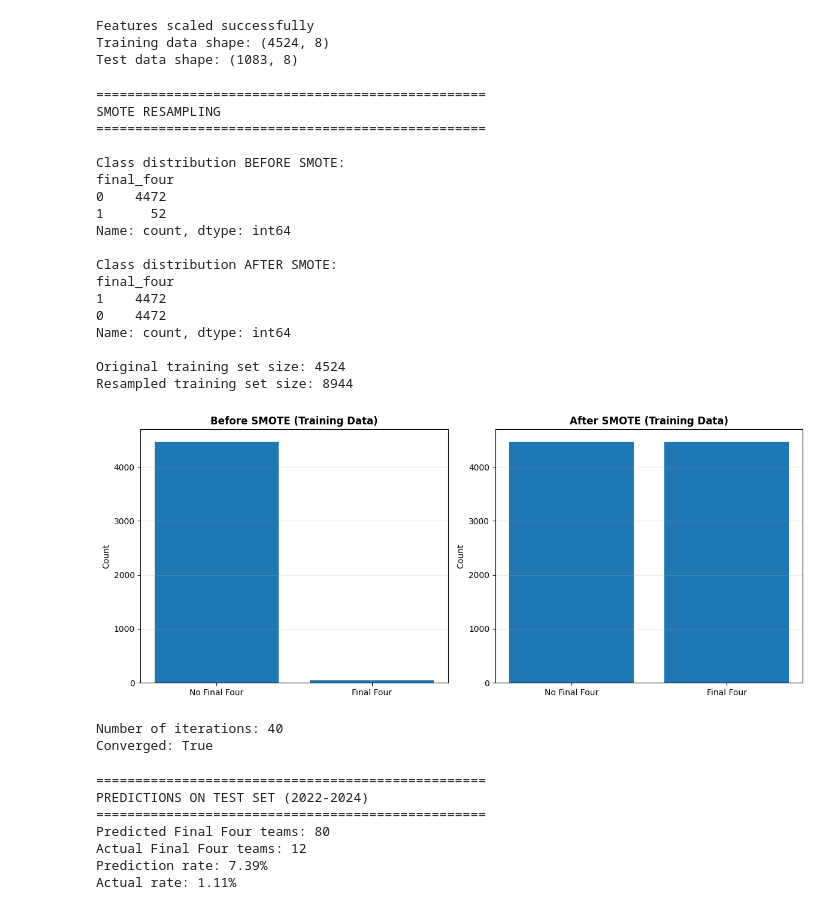
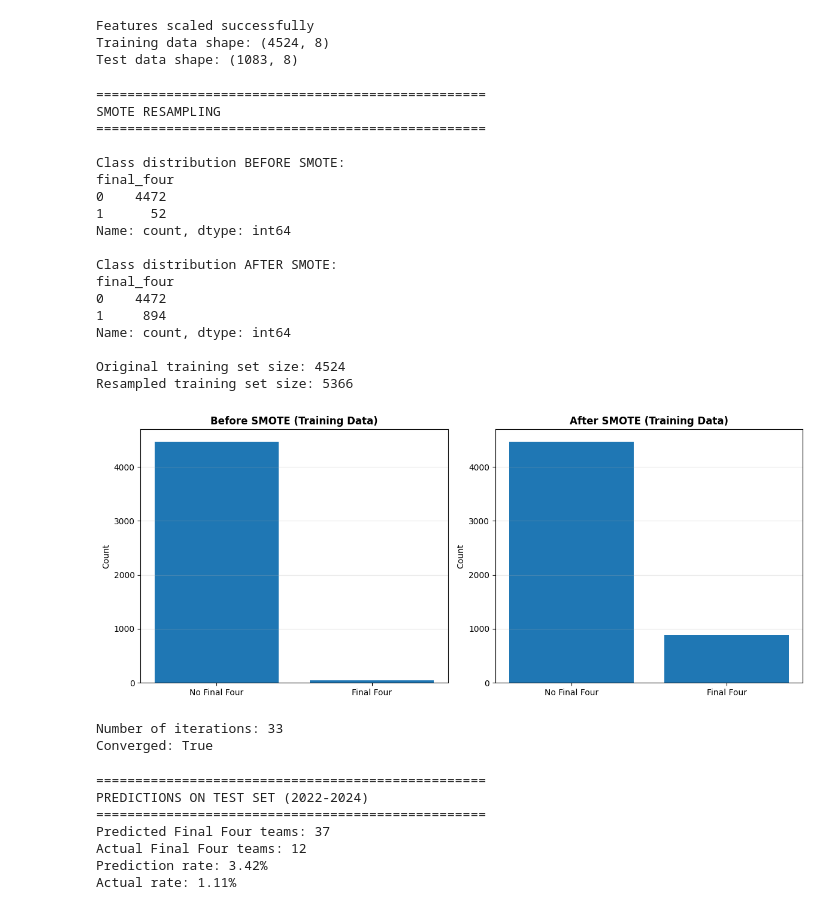
Before and after one commit to connork116/Final-Four-Predictor, a Jupyter notebook: notebooks/Logistic_Regression.ipynb, the cells around one changed output. Cells and saved outputs as stored; diff of their text form; code cells hidden in the pictures.

```diff
--- a/notebooks/Logistic_Regression.ipynb
+++ b/notebooks/Logistic_Regression.ipynb
@@ -30,9 +31,9 @@ features = [
     'barthag',
     'adj_o',
     'adj_d',
+    'adj_t',
     'seed_filled',
     'elite_seed',
-    'made_tournament',
     'wab',
     'ov_cur_sos'
 ]
@@ -124,7 +97,7 @@ Training data shape: (4524, 8)
 Test data shape: (1083, 8)
 # %%
 # Apply SMOTE to training data only
-smote = SMOTE(random_state=42, k_neighbors=5)
+smote = SMOTE(random_state=42, sampling_strategy=0.2)  # 20% ratio instead of 1.0 (50-50)
 X_train_resampled, y_train_resampled = smote.fit_resample(X_train_scaled, y_train)
 
 print("="*50)
@@ -145,36 +118,36 @@ axes[0].bar(['No Final Four', 'Final Four'], y_train.value_counts().sort_index()
 axes[0].set_title('Before SMOTE (Training Data)', fontsize=12, fontweight='bold')
 axes[0].set_ylabel('Count')
 axes[0].grid(True, alpha=0.3, axis='y')
 
 # After SMOTE
 axes[1].bar(['No Final Four', 'Final Four'],
             pd.Series(y_train_resampled).value_counts().sort_index())
 axes[1].set_title('After SMOTE (Training Data)', fontsize=12, fontweight='bold')
 axes[1].set_ylabel('Count')
 axes[1].grid(True, alpha=0.3, axis='y')
 
 plt.tight_layout()
 plt.show()
 # %% [output]
 ==================================================
 SMOTE RESAMPLING
 ==================================================
 
 Class distribution BEFORE SMOTE:
 final_four
 0    4472
 1      52
 Name: count, dtype: int64
 
 Class distribution AFTER SMOTE:
 final_four
-1    4472
 0    4472
+1     894
 Name: count, dtype: int64
 
 Original training set size: 4524
-Resampled training set size: 8944
+Resampled training set size: 5366
-[figure, old version]
+[figure, new version]
 # %%
 # Train logistic regression model
 log_reg = LogisticRegression(
@@ -188,7 +161,7 @@ log_reg.fit(X_train_resampled, y_train_resampled)
 print(f"Number of iterations: {log_reg.n_iter_[0]}")
 print(f"Converged: {log_reg.n_iter_[0] < 1000}")
 # %% [output]
-Number of iterations: 40
+Number of iterations: 33
 Converged: True
 # %%
 # Make predictions on test set (2022-2024)
@@ -206,9 +179,9 @@ print(f"Actual rate: {y_test.sum() / len(y_test):.2%}")
 ==================================================
 PREDICTIONS ON TEST SET (2022-2024)
 ==================================================
-Predicted Final Four teams: 80
+Predicted Final Four teams: 37
 Actual Final Four teams: 12
-Prediction rate: 7.39%
+Prediction rate: 3.42%
 Actual rate: 1.11%
 # %%
 # Confusion Matrix
```
Also changed, not shown: parts of 9 cells of this notebook, 5 other files.
